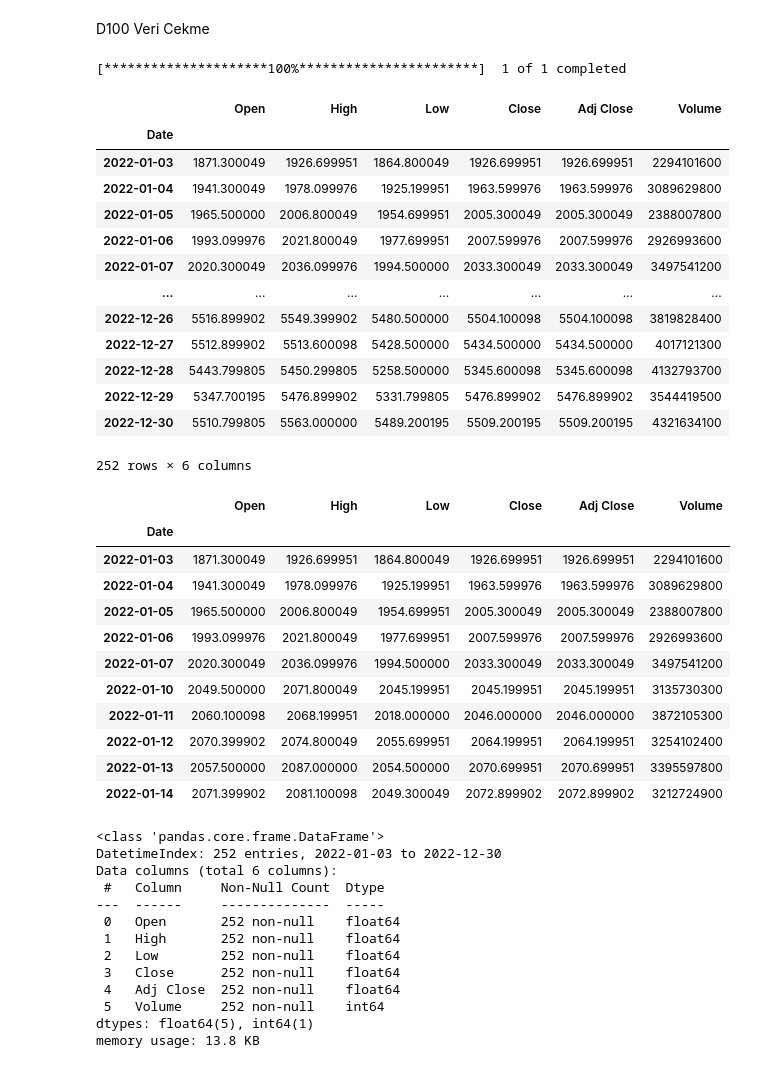
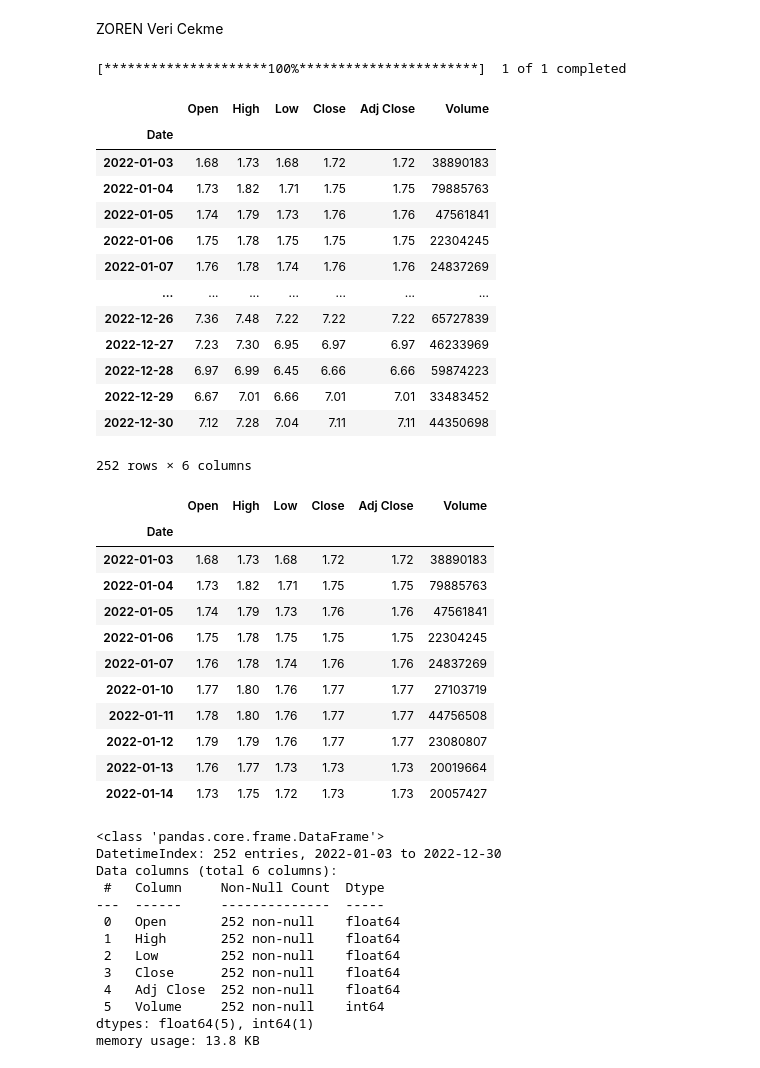
Before and after one commit to zubairnajim/4e-Academy-Lessons, a Jupyter notebook: ENJSA1.ipynb, the cells around one changed output. Drawn from its saved outputs; the diff is of its cells as text; code cells hidden in the pictures.

```diff
--- a/ENJSA1.ipynb
+++ b/ENJSA1.ipynb
@@ -1,7 +1,7 @@
 # %% [markdown]
 <a href="https://colab.research.google.com/github/zubairnajim/4e-Academy-Lessons/blob/main/ENJSA1.ipynb" target="_parent"><img src="https://colab.research.google.com/assets/colab-badge.svg" alt="Open In Colab"/></a>
 # %% [markdown]
-D100
+ZOREN
 Veri Cekme
 # %%
 import yfinance as yf
@@ -12,37 +12,37 @@ import matplotlib as plt
 import requests
 from bs4 import BeautifulSoup as bs
 # %%
-D100 = yf.download('XU100.IS', start = '2022-01-01', end = '2022-12-31')
-D100
+ZOREN = yf.download('ZOREN.IS', start = '2022-01-01', end = '2022-12-31')
+ZOREN
 # %% [output]
 [*********************100%***********************]  1 of 1 completed
 |  | Open | High | Low | Close | Adj Close | Volume |
 | Date |  |  |  |  |  |  |
-| 2022-01-03 | 1871.300049 | 1926.699951 | 1864.800049 | 1926.699951 | 1926.699951 | 2294101600 |
-| 2022-01-04 | 1941.300049 | 1978.099976 | 1925.199951 | 1963.599976 | 1963.599976 | 3089629800 |
-| 2022-01-05 | 1965.500000 | 2006.800049 | 1954.699951 | 2005.300049 | 2005.300049 | 2388007800 |
-| 2022-01-06 | 1993.099976 | 2021.800049 | 1977.699951 | 2007.599976 | 2007.599976 | 2926993600 |
-| 2022-01-07 | 2020.300049 | 2036.099976 | 1994.500000 | 2033.300049 | 2033.300049 | 3497541200 |
+| 2022-01-03 | 1.68 | 1.73 | 1.68 | 1.72 | 1.72 | 38890183 |
+| 2022-01-04 | 1.73 | 1.82 | 1.71 | 1.75 | 1.75 | 79885763 |
+| 2022-01-05 | 1.74 | 1.79 | 1.73 | 1.76 | 1.76 | 47561841 |
+| 2022-01-06 | 1.75 | 1.78 | 1.75 | 1.75 | 1.75 | 22304245 |
+| 2022-01-07 | 1.76 | 1.78 | 1.74 | 1.76 | 1.76 | 24837269 |
 | ... | ... | ... | ... | ... | ... | ... |
-| 2022-12-26 | 5516.899902 | 5549.399902 | 5480.500000 | 5504.100098 | 5504.100098 | 3819828400 |
-| 2022-12-27 | 5512.899902 | 5513.600098 | 5428.500000 | 5434.500000 | 5434.500000 | 4017121300 |
-| 2022-12-28 | 5443.799805 | 5450.299805 | 5258.500000 | 5345.600098 | 5345.600098 | 4132793700 |
-| 2022-12-29 | 5347.700195 | 5476.899902 | 5331.799805 | 5476.899902 | 5476.899902 | 3544419500 |
-| 2022-12-30 | 5510.799805 | 5563.000000 | 5489.200195 | 5509.200195 | 5509.200195 | 4321634100 |
+| 2022-12-26 | 7.36 | 7.48 | 7.22 | 7.22 | 7.22 | 65727839 |
+| 2022-12-27 | 7.23 | 7.30 | 6.95 | 6.97 | 6.97 | 46233969 |
+| 2022-12-28 | 6.97 | 6.99 | 6.45 | 6.66 | 6.66 | 59874223 |
+| 2022-12-29 | 6.67 | 7.01 | 6.66 | 7.01 | 7.01 | 33483452 |
+| 2022-12-30 | 7.12 | 7.28 | 7.04 | 7.11 | 7.11 | 44350698 |
 252 rows × 6 columns
 # %%
-D100.head(10)
+ZOREN.head(10)
 # %% [output]
 |  | Open | High | Low | Close | Adj Close | Volume |
 | Date |  |  |  |  |  |  |
-| 2022-01-03 | 1871.300049 | 1926.699951 | 1864.800049 | 1926.699951 | 1926.699951 | 2294101600 |
-| 2022-01-04 | 1941.300049 | 1978.099976 | 1925.199951 | 1963.599976 | 1963.599976 | 3089629800 |
-| 2022-01-05 | 1965.500000 | 2006.800049 | 1954.699951 | 2005.300049 | 2005.300049 | 2388007800 |
-| 2022-01-06 | 1993.099976 | 2021.800049 | 1977.699951 | 2007.599976 | 2007.599976 | 2926993600 |
-| 2022-01-07 | 2020.300049 | 2036.099976 | 1994.500000 | 2033.300049 | 2033.300049 | 3497541200 |
-| 2022-01-10 | 2049.500000 | 2071.800049 | 2045.199951 | 2045.199951 | 2045.199951 | 3135730300 |
-| 2022-01-11 | 2060.100098 | 2068.199951 | 2018.000000 | 2046.000000 | 2046.000000 | 3872105300 |
-| 2022-01-12 | 2070.399902 | 2074.800049 | 2055.699951 | 2064.199951 | 2064.199951 | 3254102400 |
-| 2022-01-13 | 2057.500000 | 2087.000000 | 2054.500000 | 2070.699951 | 2070.699951 | 3395597800 |
-| 2022-01-14 | 2071.399902 | 2081.100098 | 2049.300049 | 2072.899902 | 2072.899902 | 3212724900 |
+| 2022-01-03 | 1.68 | 1.73 | 1.68 | 1.72 | 1.72 | 38890183 |
+| 2022-01-04 | 1.73 | 1.82 | 1.71 | 1.75 | 1.75 | 79885763 |
+| 2022-01-05 | 1.74 | 1.79 | 1.73 | 1.76 | 1.76 | 47561841 |
+| 2022-01-06 | 1.75 | 1.78 | 1.75 | 1.75 | 1.75 | 22304245 |
+| 2022-01-07 | 1.76 | 1.78 | 1.74 | 1.76 | 1.76 | 24837269 |
+| 2022-01-10 | 1.77 | 1.80 | 1.76 | 1.77 | 1.77 | 27103719 |
+| 2022-01-11 | 1.78 | 1.80 | 1.76 | 1.77 | 1.77 | 44756508 |
+| 2022-01-12 | 1.79 | 1.79 | 1.76 | 1.77 | 1.77 | 23080807 |
+| 2022-01-13 | 1.76 | 1.77 | 1.73 | 1.73 | 1.73 | 20019664 |
+| 2022-01-14 | 1.73 | 1.75 | 1.72 | 1.73 | 1.73 | 20057427 |
 # %%
```
Also changed, not shown: parts of 35 cells of this notebook.
